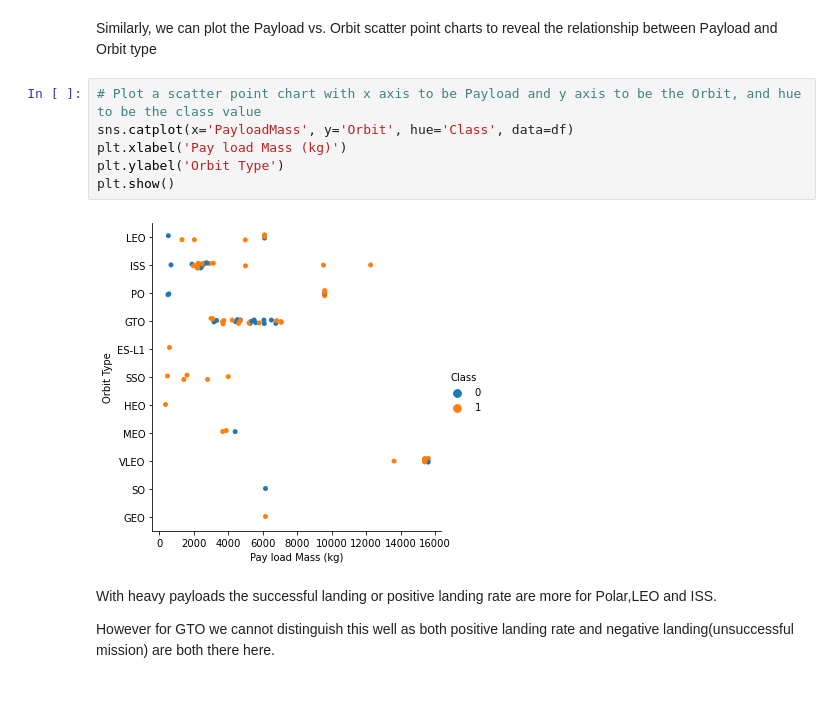
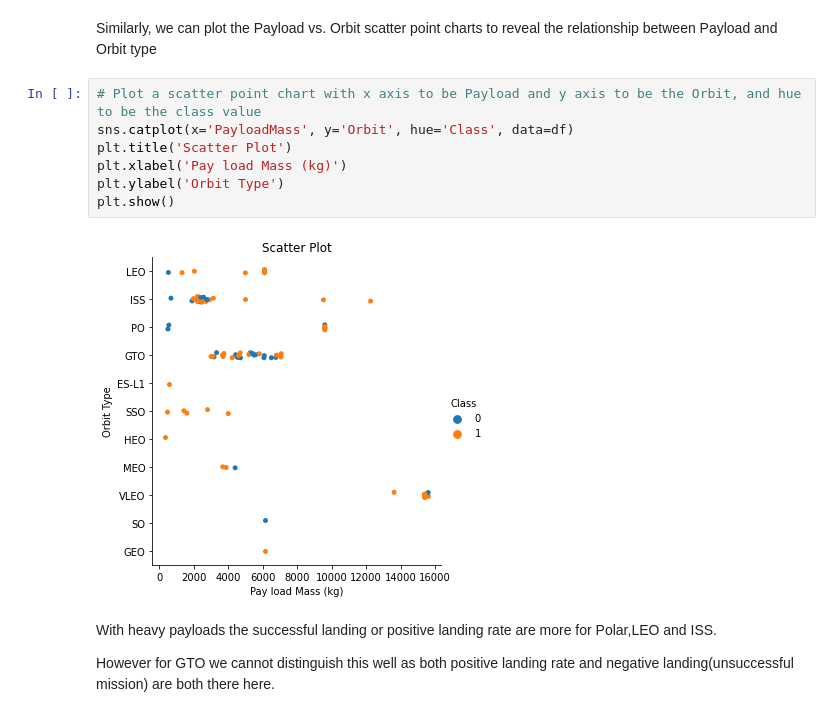
Before and after one commit to italollima/DS_IBM, a Jupyter notebook: EDA with Visualization.ipynb, the cells around one changed output. Cells and saved outputs as stored; diff of their text form.

```diff
--- a/EDA with Visualization.ipynb
+++ b/EDA with Visualization.ipynb
@@ -148,11 +149,12 @@ Similarly, we can plot the Payload vs. Orbit scatter point charts to reveal the
 # %%
 # Plot a scatter point chart with x axis to be Payload and y axis to be the Orbit, and hue to be the class value
 sns.catplot(x='PayloadMass', y='Orbit', hue='Class', data=df)
+plt.title('Scatter Plot')
 plt.xlabel('Pay load Mass (kg)')
 plt.ylabel('Orbit Type')
 plt.show()
 # %% [output]
-[figure, old version]
+[figure, new version]
 # %% [markdown]
 With heavy payloads the successful landing or positive landing rate are more for Polar,LEO and ISS.
 
```
Also changed, not shown: parts of 5 cells of this notebook.
